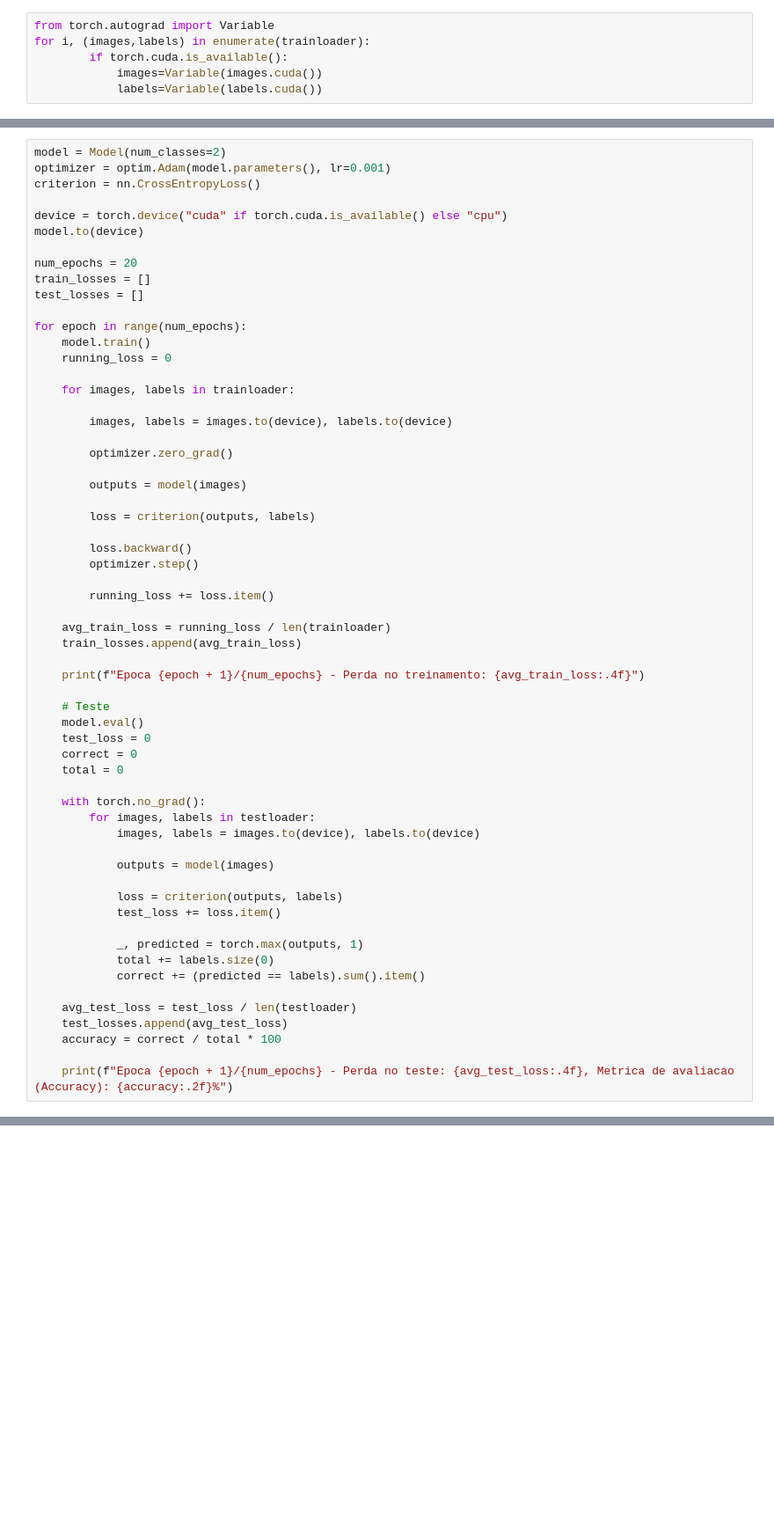
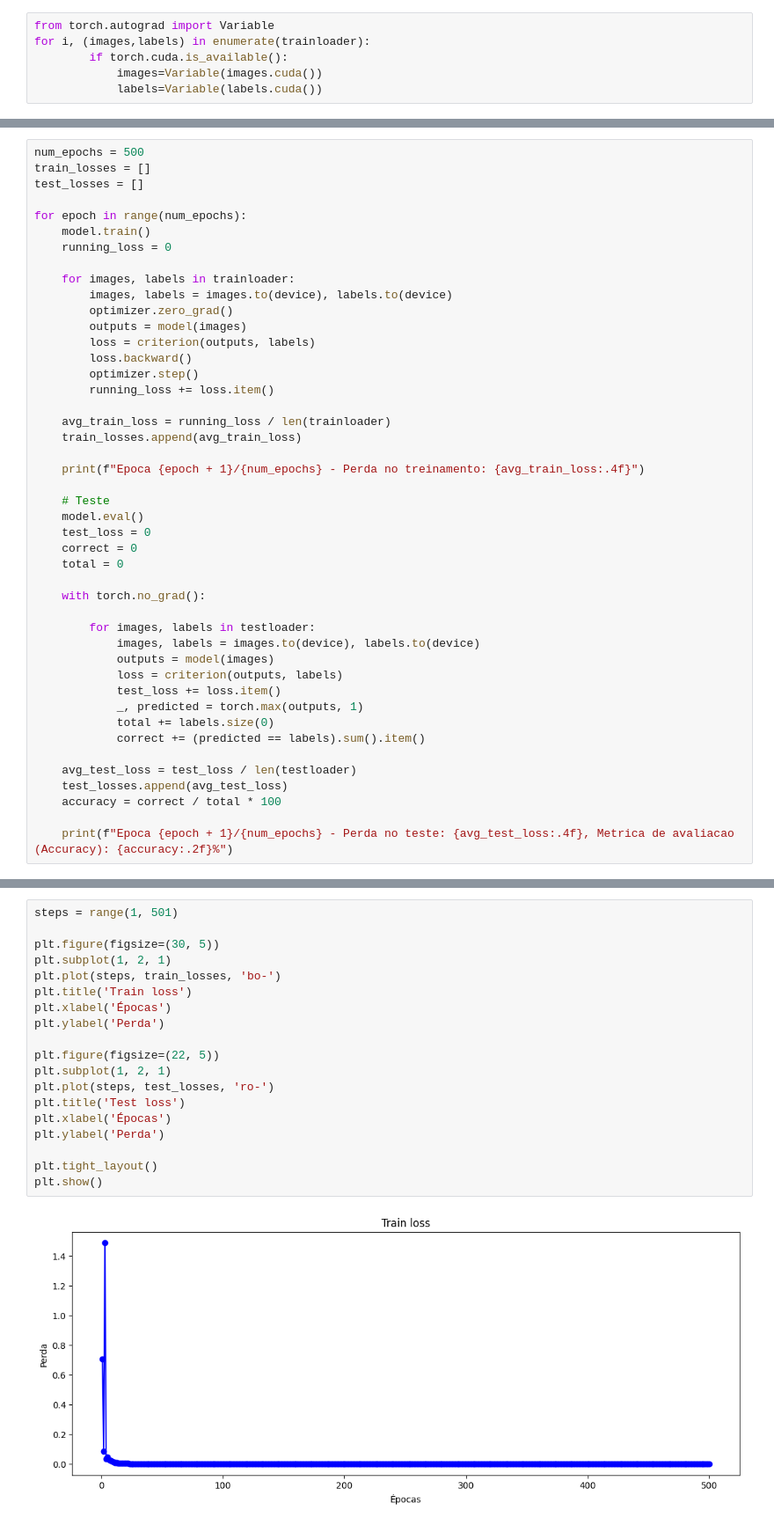
Before and after one commit to AlxDev-hub/Classificacao-KAN-DoencasPulmonares, a Jupyter notebook: teste1_cnn.ipynb, the cells around one changed output, grey strips where cells are left out. Shown: that part at 88% size. Drawn from its saved outputs; the diff is of its cells as text; blank space fills up the shorter version.

```diff
--- a/teste1_cnn.ipynb
+++ b/teste1_cnn.ipynb
@@ -106,12 +128,5 @@ device = torch.device('cuda' if torch.cuda.is_available() else 'cpu')
 # %%
-model = Model(num_classes=2)
-optimizer = optim.Adam(model.parameters(), lr=0.001)
-criterion = nn.CrossEntropyLoss()
-
-device = torch.device("cuda" if torch.cuda.is_available() else "cpu")
-model.to(device)
-
-num_epochs = 20
+num_epochs = 500
 train_losses = []
 test_losses = []
 
@@ -120,18 +135,12 @@ for epoch in range(num_epochs):
     running_loss = 0
 
     for images, labels in trainloader:
-
         images, labels = images.to(device), labels.to(device)
-
         optimizer.zero_grad()
-
         outputs = model(images)
-
         loss = criterion(outputs, labels)
-
         loss.backward()
         optimizer.step()
-
         running_loss += loss.item()
 
     avg_train_loss = running_loss / len(trainloader)
@@ -146,14 +155,12 @@ for epoch in range(num_epochs):
     total = 0
 
     with torch.no_grad():
+
         for images, labels in testloader:
             images, labels = images.to(device), labels.to(device)
-
             outputs = model(images)
-
             loss = criterion(outputs, labels)
             test_loss += loss.item()
-
             _, predicted = torch.max(outputs, 1)
             total += labels.size(0)
             correct += (predicted == labels).sum().item()
@@ -183,0 +207,21 @@ Epoca 20/20 - Perda no teste: 4.3961, Metrica de avaliacao (Accuracy): 52.00%
+# %%
+steps = range(1, 501)
+
+plt.figure(figsize=(30, 5))
+plt.subplot(1, 2, 1)
+plt.plot(steps, train_losses, 'bo-')
+plt.title('Train loss')
+plt.xlabel('Épocas')
+plt.ylabel('Perda')
+
+plt.figure(figsize=(22, 5))
+plt.subplot(1, 2, 1)
+plt.plot(steps, test_losses, 'ro-')
+plt.title('Test loss')
+plt.xlabel('Épocas')
+plt.ylabel('Perda')
+
+plt.tight_layout()
+plt.show()
+# %% [output]
+[figure, added]
```
Also changed, not shown: parts of 18 cells of this notebook, 1 other file.
